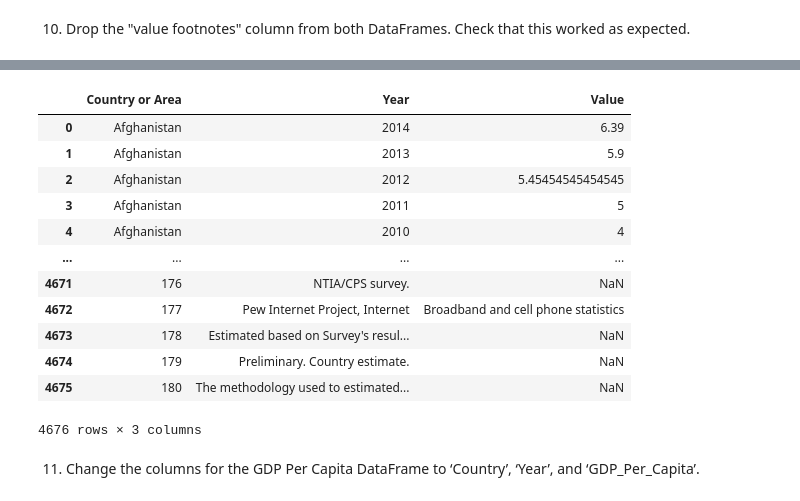
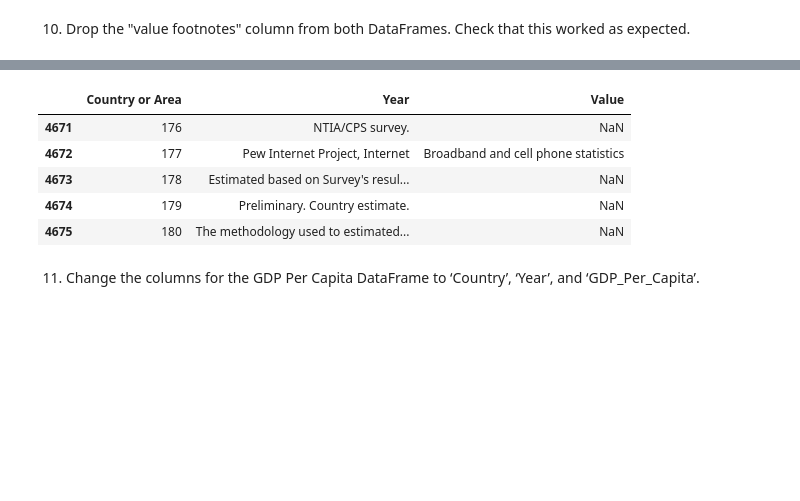
Before and after one commit to tipearso/gdp-and-internet-usage-tipearso, a Jupyter notebook: TP_gdp_internet.ipynb, the cells around one changed output, grey strips where cells are left out. Drawn from its saved outputs; the diff is of its cells as text; code cells hidden in the pictures; blank space fills up the shorter version.

```diff
--- a/TP_gdp_internet.ipynb
+++ b/TP_gdp_internet.ipynb
@@ -146,19 +140,13 @@ gdp_df.drop('Value Footnotes',1)
 # %%
-internet_df.drop('Value Footnotes', 1)
+internet_df.drop(columns = ['Value Footnotes'], inplace = True)
+internet_df.tail()
 # %% [output]
 |  | Country or Area | Year | Value |
-| 0 | Afghanistan | 2014 | 6.39 |
-| 1 | Afghanistan | 2013 | 5.9 |
-| 2 | Afghanistan | 2012 | 5.45454545454545 |
-| 3 | Afghanistan | 2011 | 5 |
-| 4 | Afghanistan | 2010 | 4 |
-| ... | ... | ... | ... |
 | 4671 | 176 | NTIA/CPS survey. | NaN |
 | 4672 | 177 | Pew Internet Project, Internet | Broadband and cell phone statistics |
 | 4673 | 178 | Estimated based on Survey's resul... | NaN |
 | 4674 | 179 | Preliminary. Country estimate. | NaN |
 | 4675 | 180 | The methodology used to estimated... | NaN |
-4676 rows × 3 columns
 # %% [markdown]
 11. Change the columns for the GDP Per Capita DataFrame to ‘Country’, ‘Year’, and ‘GDP_Per_Capita’.
 # %%
```
Also changed, not shown: parts of 14 cells of this notebook.
